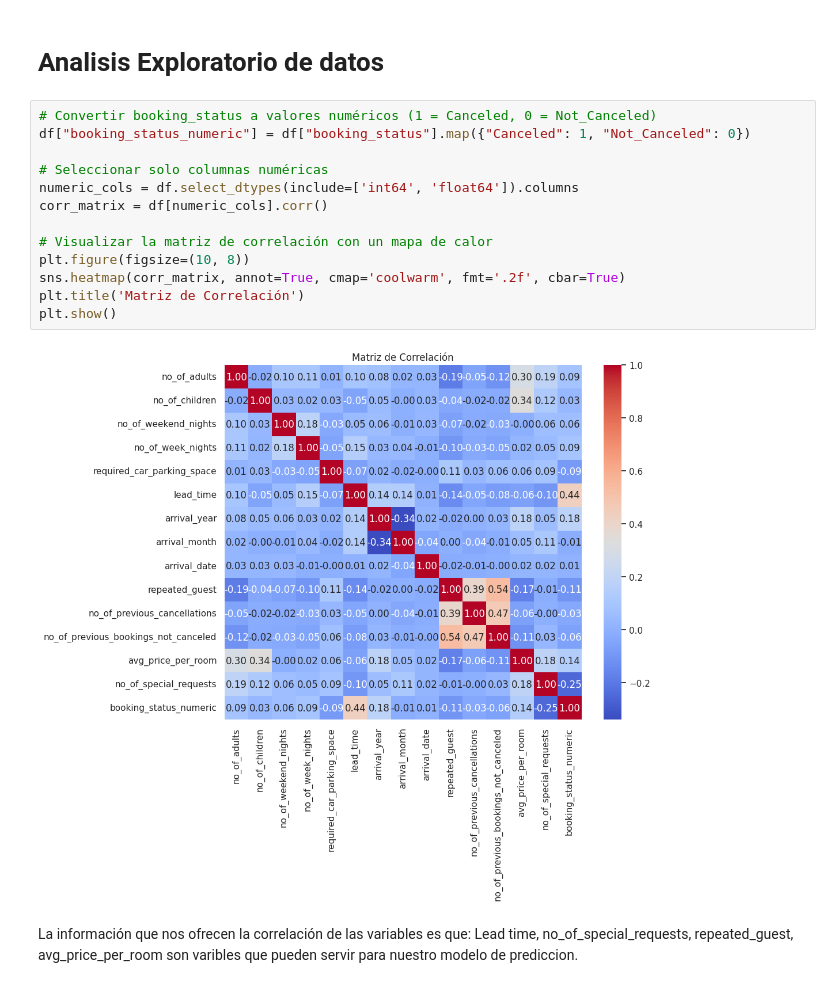
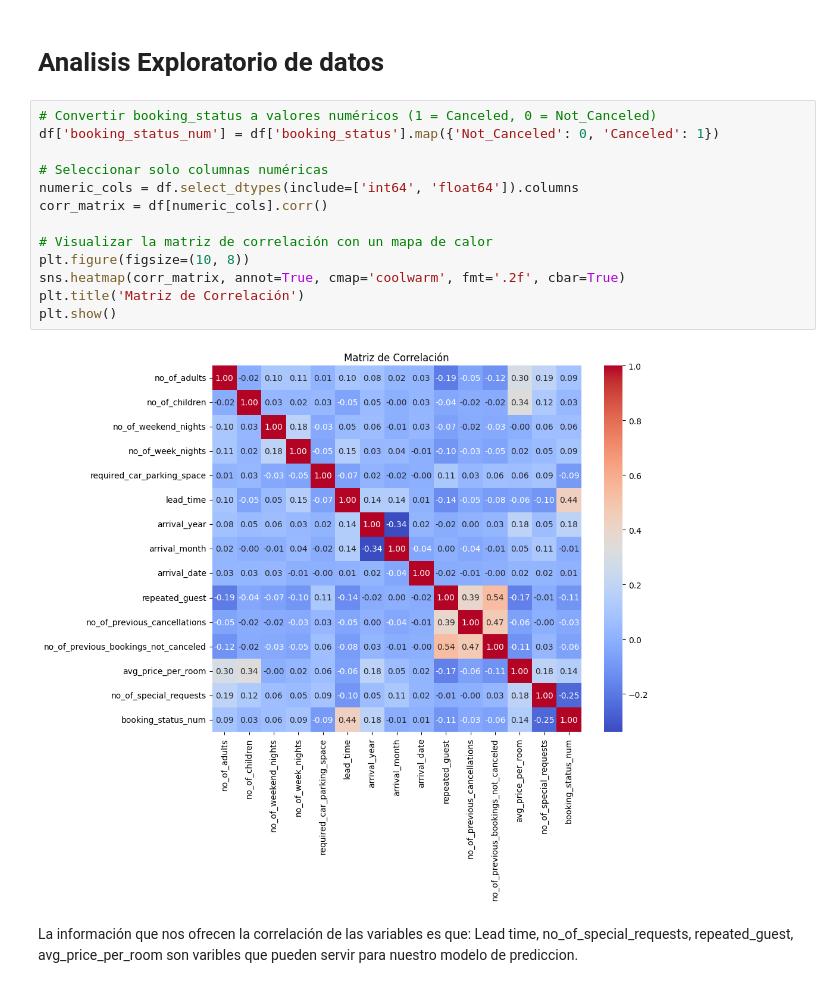
Before and after one commit to fiamma-rivero/proyectoReservas, a Jupyter notebook: ProyectoFinal_Rivero.ipynb, the cells around one changed output. Drawn from its saved outputs; the diff is of its cells as text.

```diff
--- a/ProyectoFinal_Rivero.ipynb
+++ b/ProyectoFinal_Rivero.ipynb
@@ -187,19 +196,19 @@ Se detectan valores outliers, pero serán conservados ya que los valores extremo
 # Analisis Exploratorio de datos
 # %%
 # Convertir booking_status a valores numéricos (1 = Canceled, 0 = Not_Canceled)
-df["booking_status_numeric"] = df["booking_status"].map({"Canceled": 1, "Not_Canceled": 0})
+df['booking_status_num'] = df['booking_status'].map({'Not_Canceled': 0, 'Canceled': 1})
 
 # Seleccionar solo columnas numéricas
 numeric_cols = df.select_dtypes(include=['int64', 'float64']).columns
 corr_matrix = df[numeric_cols].corr()
 
 # Visualizar la matriz de correlación con un mapa de calor
 plt.figure(figsize=(10, 8))
 sns.heatmap(corr_matrix, annot=True, cmap='coolwarm', fmt='.2f', cbar=True)
 plt.title('Matriz de Correlación')
 plt.show()
 # %% [output]
-[figure, old version]
+[figure, new version]
 # %% [markdown]
 La información que nos ofrecen la correlación de las variables es que: Lead time, no_of_special_requests,  repeated_guest, avg_price_per_room son varibles que pueden servir para nuestro modelo de prediccion.
 # %% [markdown]
```
Also changed, not shown: parts of 34 cells of this notebook, 1 other file.
